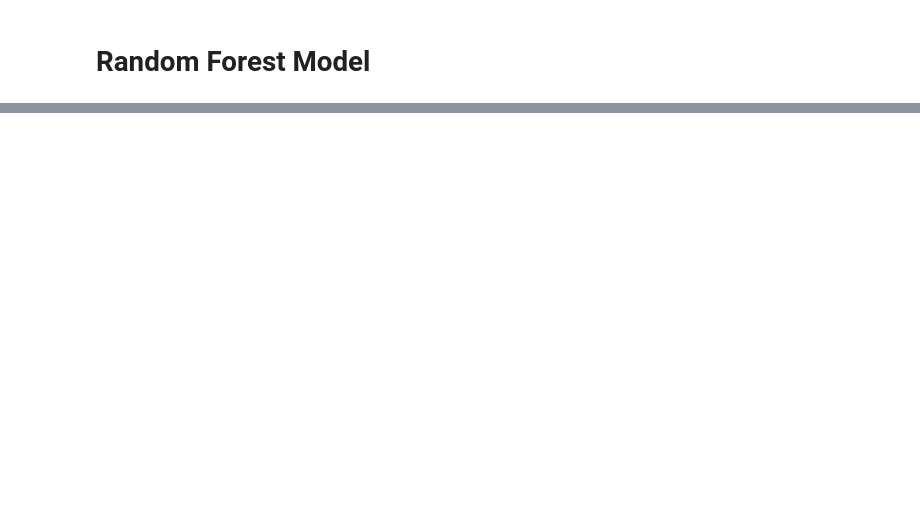
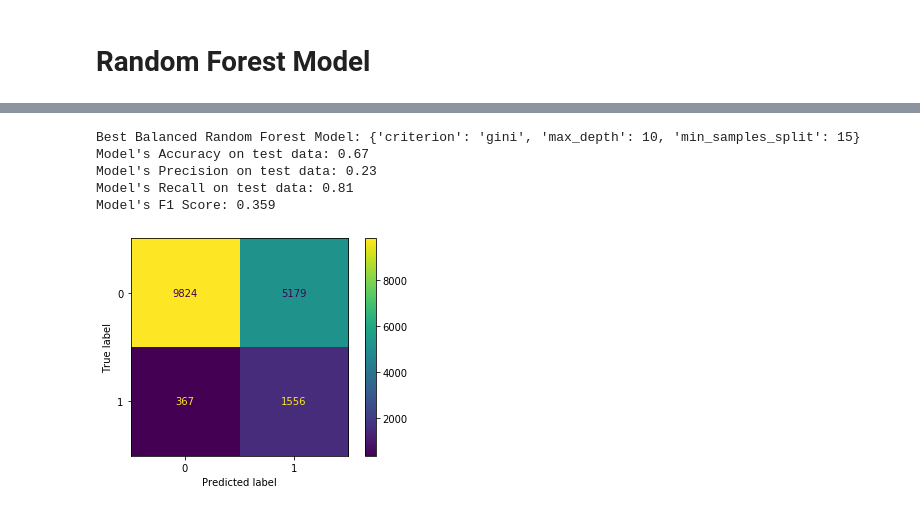
Before and after one commit to ml-project-2020/covid, a Jupyter notebook: Random Forest Model.ipynb, the cells around one changed output, grey strips where cells are left out. Drawn from its saved outputs; the diff is of its cells as text; code cells hidden in the pictures; blank space fills up the shorter version.

Commit message:
Finished RF Model (not really)

```diff
--- a/Random Forest Model.ipynb
+++ b/Random Forest Model.ipynb
@@ -22,0 +24,7 @@ Raw data deleted. If you specified filename, clean data will be saved in data di
+# %%
+#1st Step: Split
+train, test = mlpipeline.split_data(df, test_size=0.2, seed=0)
+print('Training data observations:{}'.format(train.shape[0]))
+print('Testing data observations:{}'.format(test.shape[0]))
+print('Training observations of Deaths=1 and no Deaths=0')
+print(train['muertos'].value_counts())
@@ -22,0 +40,4 @@ Raw data deleted. If you specified filename, clean data will be saved in data di
+# %%
+features = ['edad', 'diabetes', 'epoc', 'asma', 'inmusupr', 'hipertension', 'cardiovascular',
+            'obesidad', 'tabaquismo', 'pobreza', 'medicos', 'camas_hosp', 'enfermeras']
+target = ['muertos']
@@ -22,0 +53,13 @@ Raw data deleted. If you specified filename, clean data will be saved in data di
+# %%
+from sklearn.model_selection import GridSearchCV
+params = {'criterion':['gini', 'entropy'], 'max_depth':[10, 15],
+         'min_samples_split':[10, 15]}
+grid_brf = GridSearchCV(estimator=BalancedRandomForestClassifier(random_state=0),
+                          param_grid=params,
+                          cv=5,
+                          return_train_score=True,
+                          scoring=['recall', 'precision'],
+                           refit = 'recall')
+# %%
+grid_brf.fit(train[features],train[target].values.ravel())
+brf_results = pd.DataFrame(grid_brf.cv_results_)
@@ -22,0 +85,15 @@ Raw data deleted. If you specified filename, clean data will be saved in data di
+# %%
+print('Best Balanced Random Forest Model: {}'.format(grid_brf.best_params_))
+y_pred = grid_brf.predict(test[features])
+plot_confusion_matrix(grid_brf.best_estimator_, test[features],test[target])
+print("Model's Accuracy on test data: {}".format(round(accuracy_score(test[target], y_pred),2)))
+print("Model's Precision on test data: {}".format(round(precision_score(test[target], y_pred),2)))
+print("Model's Recall on test data: {}".format(round(recall_score(test[target], y_pred),2)))
+print("Model's F1 Score: {}".format(round(f1_score(test[target], y_pred),3)))
+# %% [output]
+Best Balanced Random Forest Model: {'criterion': 'gini', 'max_depth': 10, 'min_samples_split': 15}
+Model's Accuracy on test data: 0.67
+Model's Precision on test data: 0.23
+Model's Recall on test data: 0.81
+Model's F1 Score: 0.359
+[figure, added]
```
Also changed, not shown: parts of 18 cells of this notebook, 1 other file.
